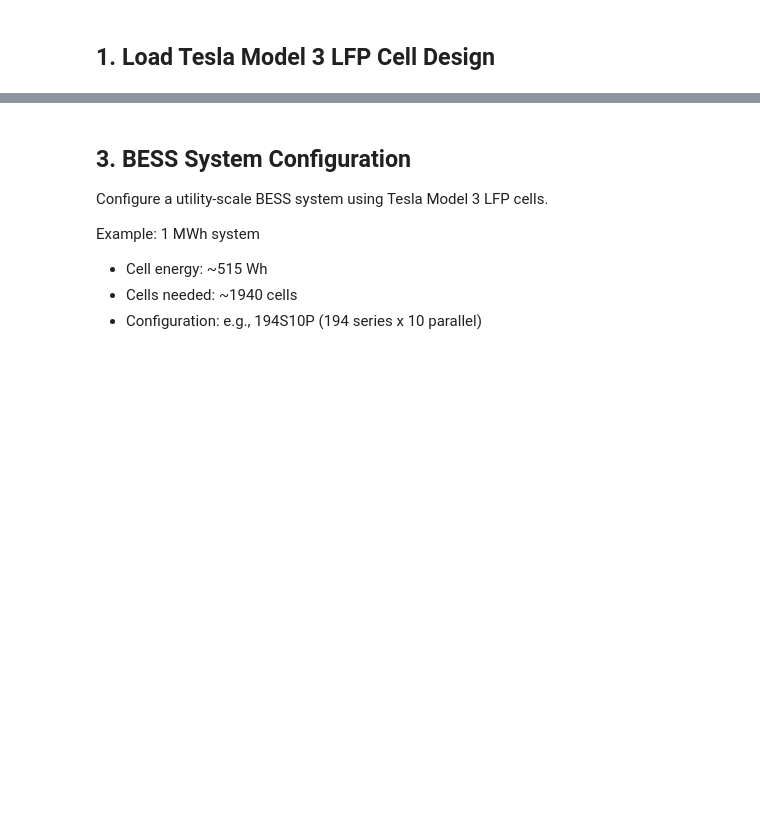
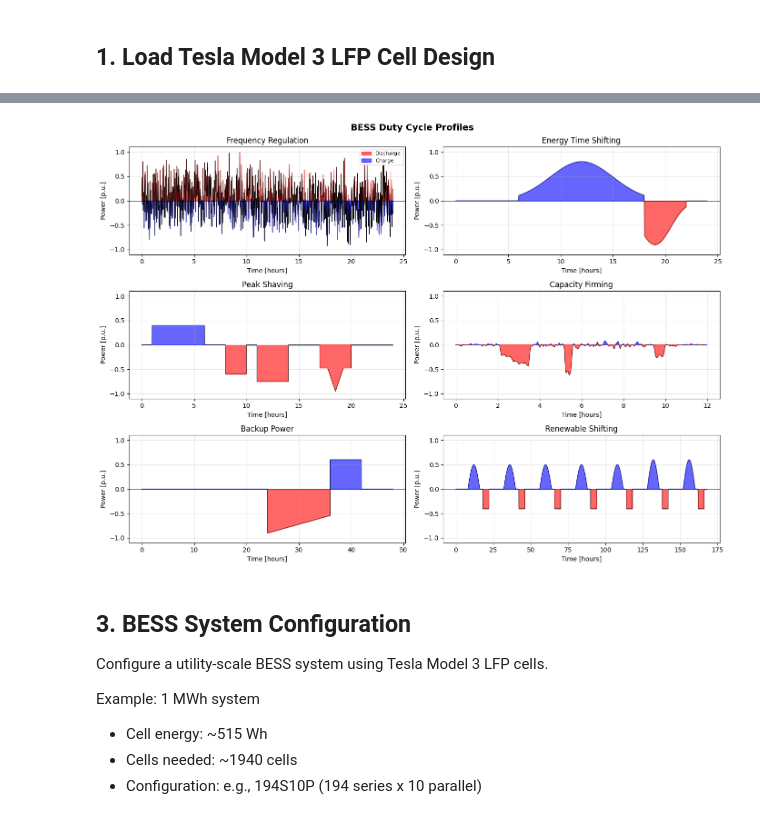
Before and after one commit to arismachina/demo-model-library, a Jupyter notebook: notebooks/simulate_bess.ipynb, the cells around one changed output, grey strips where cells are left out. Drawn from its saved outputs; the diff is of its cells as text; code cells hidden in the pictures; blank space fills up the shorter version.

```diff
--- a/notebooks/simulate_bess.ipynb
+++ b/notebooks/simulate_bess.ipynb
@@ -69,6 +76,11 @@ bess_cycles = {
     "Renewable Shifting": "BESS Renewable Shifting.csv",
 }
 
+# Sign convention per documentation:
+# Frequency Regulation: positive=discharge, negative=charge (same as PyBaMM)
+# All others: positive=charge, negative=discharge (opposite of PyBaMM)
+cycles_with_discharge_positive = {"Frequency Regulation"}
+
 # Load all cycles
 drive_cycle_path = Path("../drive_cycles")
 duty_cycles = {}
@@ -77,4 +89,5 @@ for name, filename in bess_cycles.items():
     df = pd.read_csv(drive_cycle_path / filename)
     duty_cycles[name] = df
     duration_hrs = df['Time_Minutes'].max() / 60
-    print(f"{name}: {len(df)} points, {duration_hrs:.1f} hours, power range [{df['Power_PerUnit'].min():.2f}, {df['Power_PerUnit'].max():.2f}]")
+    sign_conv = "pos=discharge" if name in cycles_with_discharge_positive else "pos=charge"
+    print(f"{name}: {len(df)} points, {duration_hrs:.1f} hours, power range [{df['Power_PerUnit'].min():.2f}, {df['Power_PerUnit'].max():.2f}] ({sign_conv})")
@@ -81,29 +101,38 @@ for name, filename in bess_cycles.items():
 # %%
 # Plot all duty cycles
 fig, axes = plt.subplots(3, 2, figsize=(14, 10))
 axes = axes.flatten()
 
 for idx, (name, df) in enumerate(duty_cycles.items()):
     ax = axes[idx]
     time_hrs = df['Time_Minutes'] / 60
     power = df['Power_PerUnit']
 
-    # Positive = charge (blue), Negative = discharge (red)
-    ax.fill_between(time_hrs, power, 0, where=(power >= 0), alpha=0.6, color='blue', label='Charge')
-    ax.fill_between(time_hrs, power, 0, where=(power < 0), alpha=0.6, color='red', label='Discharge')
+    # Sign convention differs by cycle
+    if name in cycles_with_discharge_positive:
+        # Positive = discharge (red), Negative = charge (blue)
+        ax.fill_between(time_hrs, power, 0, where=(power >= 0), alpha=0.6, color='red', label='Discharge')
+        ax.fill_between(time_hrs, power, 0, where=(power < 0), alpha=0.6, color='blue', label='Charge')
+    else:
+        # Positive = charge (blue), Negative = discharge (red)
+        ax.fill_between(time_hrs, power, 0, where=(power >= 0), alpha=0.6, color='blue', label='Charge')
+        ax.fill_between(time_hrs, power, 0, where=(power < 0), alpha=0.6, color='red', label='Discharge')
+
     ax.plot(time_hrs, power, 'k-', lw=0.5)
     ax.set_xlabel('Time [hours]')
     ax.set_ylabel('Power [p.u.]')
     ax.set_title(name)
     ax.set_ylim(-1.1, 1.1)
     ax.grid(True, alpha=0.3)
     ax.axhline(y=0, color='k', lw=0.5)
     if idx == 0:
         ax.legend(loc='upper right', fontsize=8)
 
 plt.suptitle('BESS Duty Cycle Profiles', fontweight='bold', fontsize=14)
 plt.tight_layout()
 plt.show()
+# %% [output]
+[figure, added]
 # %% [markdown]
 ## 3. BESS System Configuration
 
```
Also changed, not shown: parts of 12 cells of this notebook, 1 other file.
